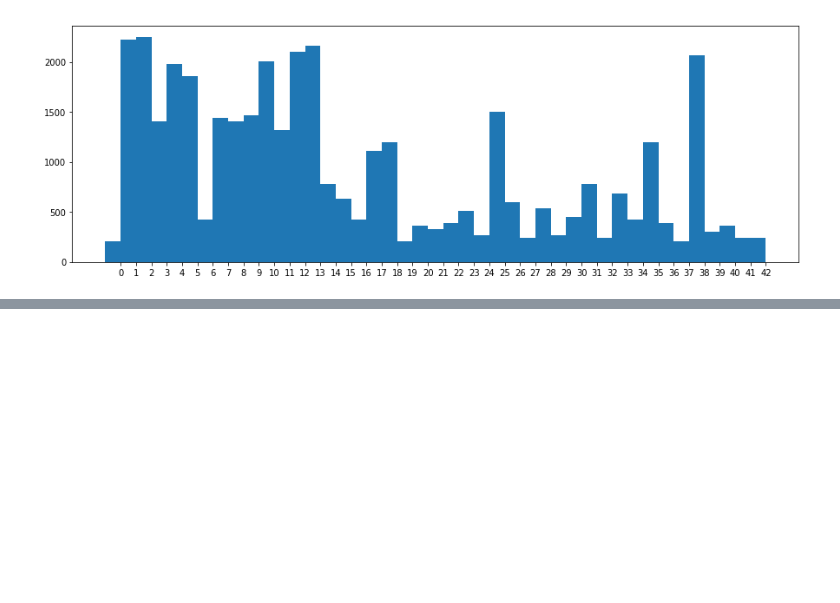
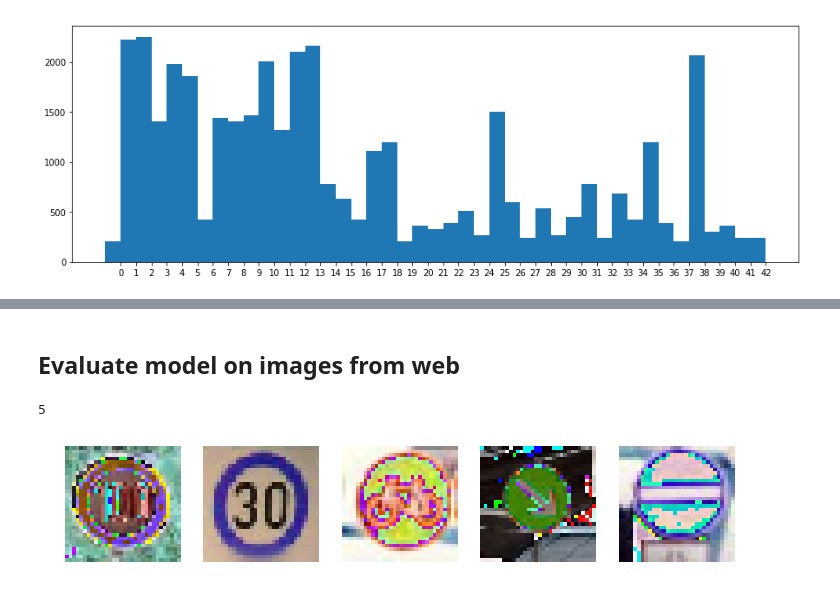
Before and after one commit to yevtu/traffic_signs_recognition, a Jupyter notebook: pipeline.ipynb, the cells around one changed output, grey strips where cells are left out. Saved outputs shown, nothing was run; the diff lists cells and outputs as text; code cells hidden in the pictures; blank space fills up the shorter version.

```diff
--- a/pipeline.ipynb
+++ b/pipeline.ipynb
@@ -56,0 +153,27 @@ plt.imshow(rgb)
+# %% [markdown]
+## Evaluate model on images from web
+# %%
+test_paths = [os.path.join(root, f).replace('\\', '/')
+              for root, _, files in os.walk(base_path + 'imgs/web')
+              for f in files if f.endswith('.png')]
+images = []
+for path in test_paths:
+    images.append(get_image(path, augment=False))
+len(images)
+# %% [output]
+5
+# %%
+gs = gridspec.GridSpec(1, 5)
+gs.update(wspace=0.01, hspace=0.02)
+plt.figure(figsize=(12, 4))
+
+for i, image in enumerate(images):
+    ax = plt.subplot(gs[i])
+    ax.set_aspect('equal')
+    plt.subplot(1, 5, i + 1)
+    plt.imshow(image)
+    plt.axis('off')
+
+plt.show()
+# %% [output]
+[figure, added]
```
Also changed, not shown: parts of 11 cells of this notebook, 2 other files.
